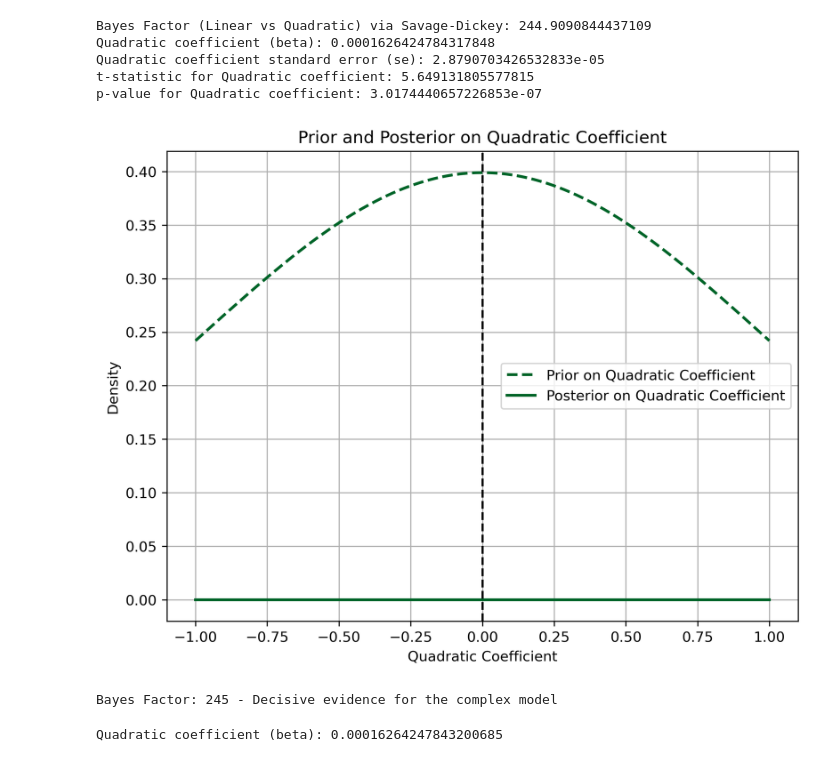
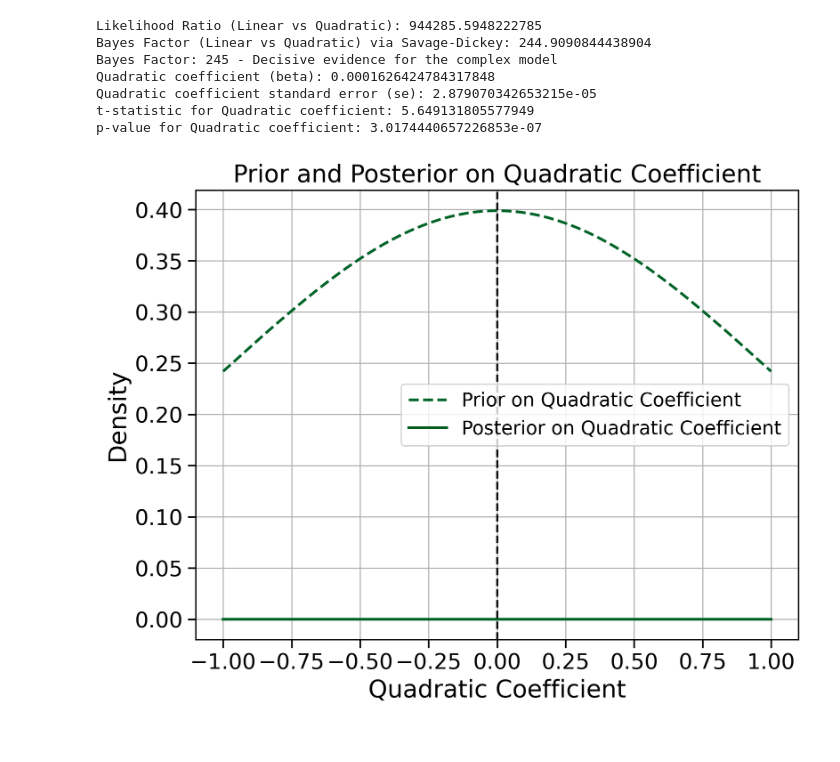
Before and after one commit to jumin94/bayes_factors_climate, a Jupyter notebook: Example1/nested_models.ipynb, the cells around one changed output. Cells and saved outputs as stored; diff of their text form; code cells hidden in the pictures.

```diff
--- a/Example1/nested_models.ipynb
+++ b/Example1/nested_models.ipynb
@@ -35,13 +48,22 @@ dark_greens = sns.color_palette("Greens", n_colors=9)[4:]
 # %%
-### Open data
-path = "/home/jmindlin/BF_codes/data/DCENT_GMST_statistics.txt"
+# -----------------------
+# Open data and compute global mean surface temperature (GMST) anomalies
+# -----------------------
+
+# Start search from the user's home directory
+home_dir = Path.home()
+
+# Open data file from under BF_codes/data
+data_file = None
+for path in home_dir.rglob("BF_codes/data/DCENT_GMST_statistics.txt"):
+    data_file = path
+    break
 
 # 1) Find the header line ("Year,GMST (°C),...")
 with open(path, "r", encoding="utf-8") as f:
     lines = f.readlines()
 
 start = next(i for i, line in enumerate(lines) if line.strip().startswith("Year,"))
-
 
 # 2) Read CSV from that header line onward; allow commas with spaces
 df = pd.read_csv(
@@ -81,5 +103,10 @@ ds = xr.Dataset(
     coords={"year": df["year"].values.astype(int)},
 )
 ds_full = ds.copy()
-ds = ds - ds.sel(year=slice('1951','1980')).mean(dim='year')
+ds = ds - ds.sel(year=slice('1950','1981')).mean(dim='year')
+
+# --- Shape data ---
+t = ds.sel(year=slice('1950','2025')).year
+y = ds['GMST'].sel(year=slice('1950','2025')).values
+n = len(y)
 # %%
@@ -143,45 +168,44 @@ plt.show()
 # %%
+### Compute likelihood ratio from the errors only
+rss_lin = np.sum(resid_lin**2)
+rss_quad = np.sum(resid_quad**2)
+likelihood_ratio = (rss_lin / rss_quad) ** (n/2)
+print("Likelihood Ratio (Linear vs Quadratic):", likelihood_ratio)
+
 ### Test the two nested hypotheses, Linear vs Quadratic, via Bayes factor (Savage Dickey density ratio) test
 # Prior on Quadratic coefficient: Normal(0, 1)
-
 prior_quad = norm(loc=0, scale=1)
 # Posterior on Quadratic coefficient: Normal(beta, se)
 se_quad = np.sqrt(np.sum(resid_quad**2) / (n - X_quad.shape[1])) * np.sqrt(np.linalg.inv(X_quad.T @ X_quad)[-1, -1])
 posterior_quad = norm(loc=beta_quad[-1], scale=se_quad)
 # Bayes factor: prior density at 0 / posterior density at 0
 bf_savage_dickey_quad = prior_quad.pdf(0) / posterior_quad.pdf(0)
 print("Bayes Factor (Linear vs Quadratic) via Savage-Dickey:", bf_savage_dickey_quad)
+interpret_bayes_factor(bf_savage_dickey_quad)
 print("Quadratic coefficient (beta):", beta_quad[-1])
 print("Quadratic coefficient standard error (se):", se_quad)
-### Frequentist test: t-test on Quadratic coefficient
 
 t_stat_quad = beta_quad[-1] / se_quad
 p_value_quad = 2 * (1 - t_test.cdf(np.abs(t_stat_quad), df=n - X_quad.shape[1]))
 print("t-statistic for Quadratic coefficient:", t_stat_quad)
 print("p-value for Quadratic coefficient:", p_value_quad)
 plt.figure(figsize=(8,6), dpi=300)
 x = np.linspace(-1, 1, 200)
 plt.plot(x, prior_quad.pdf(x), label='Prior on Quadratic Coefficient', linestyle='--',linewidth=2,color=dark_greens[4])
 plt.plot(x, posterior_quad.pdf(x), label='Posterior on Quadratic Coefficient', linewidth=2,color=dark_greens[4])
 plt.axvline(0, color='k', linestyle='--')
 plt.xlabel('Quadratic Coefficient')
 plt.ylabel('Density')
 plt.title('Prior and Posterior on Quadratic Coefficient')
 plt.legend()
 plt.grid()
 plt.show()
-
-interpret_bayes_factor(bf_savage_dickey_quad)
 # %% [output]
-Bayes Factor (Linear vs Quadratic) via Savage-Dickey: 244.9090844437109
+Likelihood Ratio (Linear vs Quadratic): 944285.5948222785
+Bayes Factor (Linear vs Quadratic) via Savage-Dickey: 244.9090844438904
+Bayes Factor: 245 - Decisive evidence for the complex model
 Quadratic coefficient (beta): 0.0001626424784317848
-Quadratic coefficient standard error (se): 2.8790703426532833e-05
-t-statistic for Quadratic coefficient: 5.649131805577815
+Quadratic coefficient standard error (se): 2.879070342653215e-05
+t-statistic for Quadratic coefficient: 5.649131805577949
 p-value for Quadratic coefficient: 3.0174440657226853e-07
-[figure, old version]
+[figure, new version]
-Bayes Factor: 245 - Decisive evidence for the complex model
-# %%
-### Quadratic coefficient
-print("Quadratic coefficient (beta):", beta_quad[-1])
-# %% [output]
-Quadratic coefficient (beta): 0.00016264247843200685
```
Also changed, not shown: parts of 14 cells of this notebook, 6 other files.
